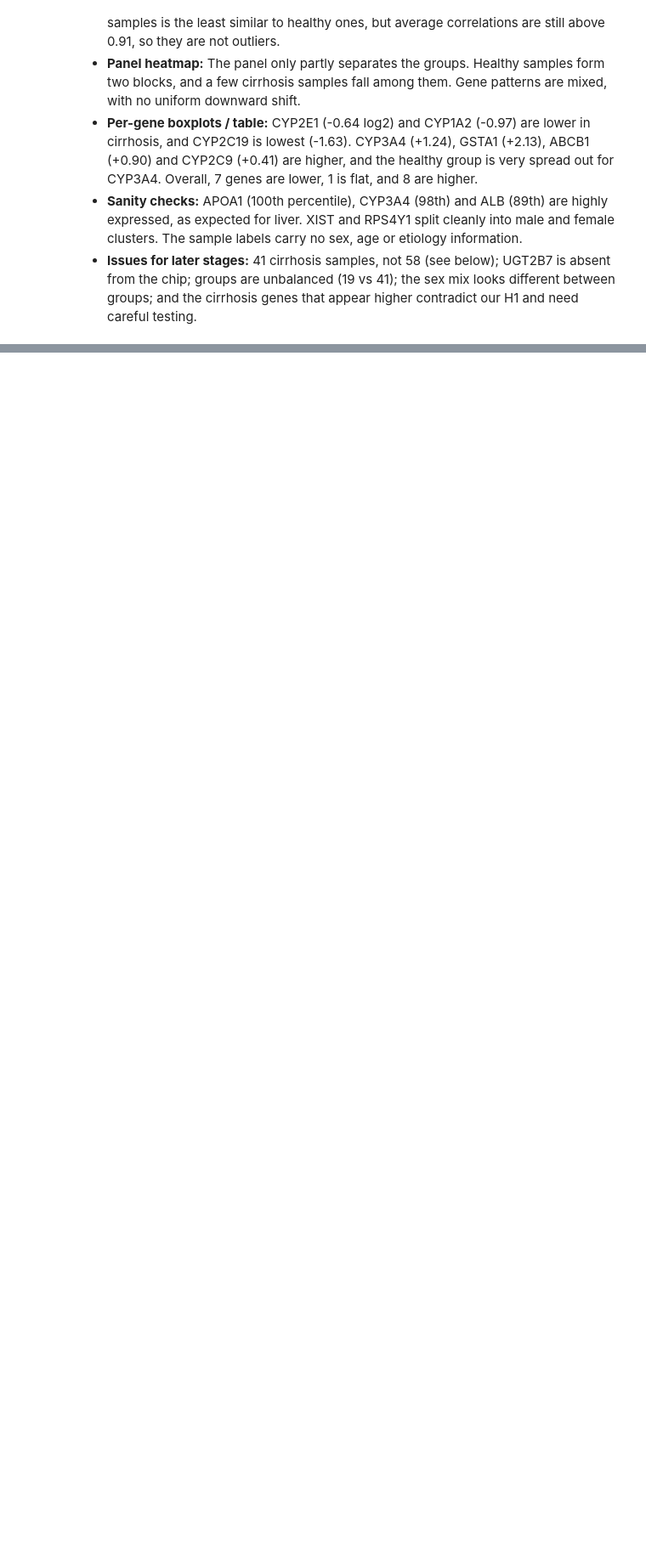
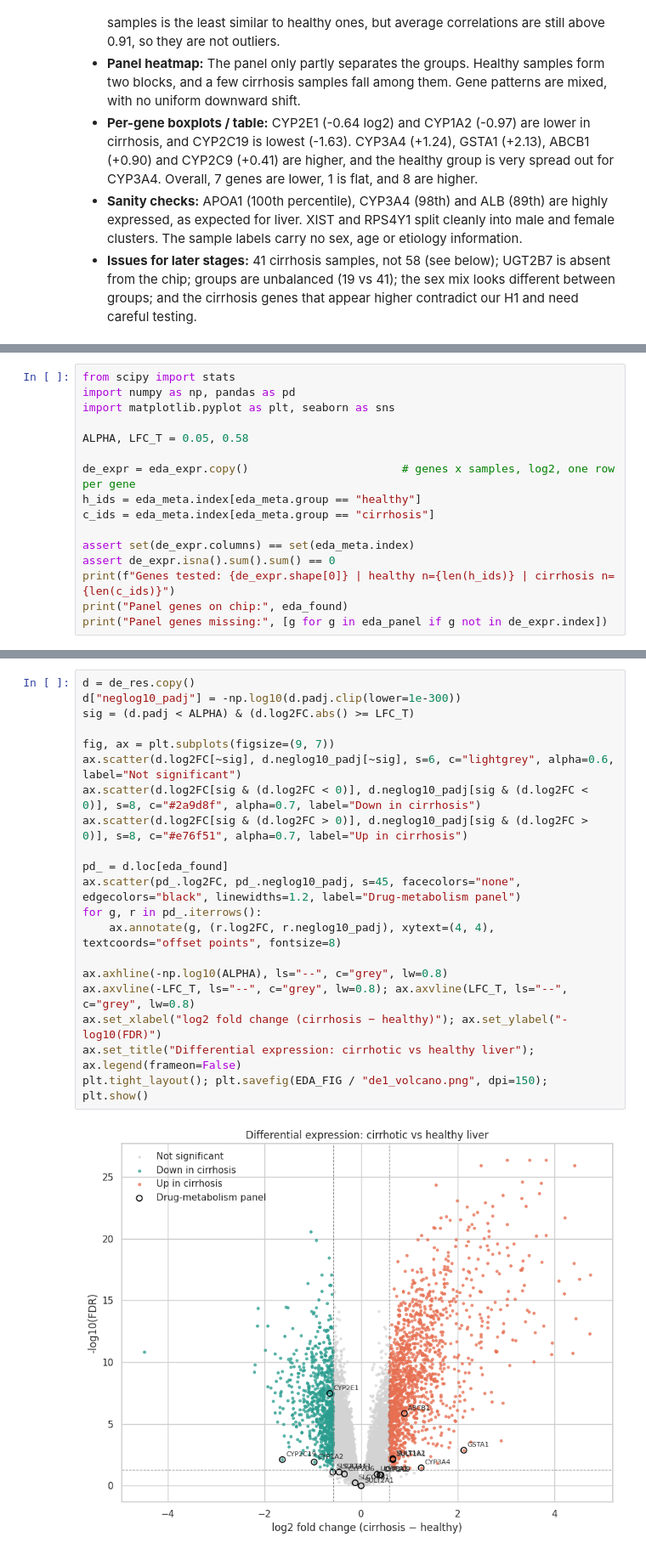
Before and after one commit to Jimmy-szn/cirrhosis-cyp-expression, a Jupyter notebook: notebooks/main.ipynb, the cells around one changed output, grey strips where cells are left out. Shown at 85% size. Saved outputs shown, nothing was run; the diff lists cells and outputs as text; blank space fills up the shorter version.

```diff
--- a/notebooks/main.ipynb
+++ b/notebooks/main.ipynb
@@ -642,0 +665,16 @@ Name: count, dtype: int64
+# %%
+from scipy import stats
+import numpy as np, pandas as pd
+import matplotlib.pyplot as plt, seaborn as sns
+
+ALPHA, LFC_T = 0.05, 0.58
+
+de_expr = eda_expr.copy()                       # genes x samples, log2, one row per gene
+h_ids = eda_meta.index[eda_meta.group == "healthy"]
+c_ids = eda_meta.index[eda_meta.group == "cirrhosis"]
+
+assert set(de_expr.columns) == set(eda_meta.index)
+assert de_expr.isna().sum().sum() == 0
+print(f"Genes tested: {de_expr.shape[0]} | healthy n={len(h_ids)} | cirrhosis n={len(c_ids)}")
+print("Panel genes on chip:", eda_found)
+print("Panel genes missing:", [g for g in eda_panel if g not in de_expr.index])
@@ -642,0 +768,22 @@ Name: count, dtype: int64
+# %%
+d = de_res.copy()
+d["neglog10_padj"] = -np.log10(d.padj.clip(lower=1e-300))
+sig = (d.padj < ALPHA) & (d.log2FC.abs() >= LFC_T)
+
+fig, ax = plt.subplots(figsize=(9, 7))
+ax.scatter(d.log2FC[~sig], d.neglog10_padj[~sig], s=6, c="lightgrey", alpha=0.6, label="Not significant")
+ax.scatter(d.log2FC[sig & (d.log2FC < 0)], d.neglog10_padj[sig & (d.log2FC < 0)], s=8, c="#2a9d8f", alpha=0.7, label="Down in cirrhosis")
+ax.scatter(d.log2FC[sig & (d.log2FC > 0)], d.neglog10_padj[sig & (d.log2FC > 0)], s=8, c="#e76f51", alpha=0.7, label="Up in cirrhosis")
+
+pd_ = d.loc[eda_found]
+ax.scatter(pd_.log2FC, pd_.neglog10_padj, s=45, facecolors="none", edgecolors="black", linewidths=1.2, label="Drug-metabolism panel")
+for g, r in pd_.iterrows():
+    ax.annotate(g, (r.log2FC, r.neglog10_padj), xytext=(4, 4), textcoords="offset points", fontsize=8)
+
+ax.axhline(-np.log10(ALPHA), ls="--", c="grey", lw=0.8)
+ax.axvline(-LFC_T, ls="--", c="grey", lw=0.8); ax.axvline(LFC_T, ls="--", c="grey", lw=0.8)
+ax.set_xlabel("log2 fold change (cirrhosis − healthy)"); ax.set_ylabel("-log10(FDR)")
+ax.set_title("Differential expression: cirrhotic vs healthy liver"); ax.legend(frameon=False)
+plt.tight_layout(); plt.savefig(EDA_FIG / "de1_volcano.png", dpi=150); plt.show()
+# %% [output]
+[figure, added]
```
Also changed, not shown: parts of 19 cells of this notebook.
